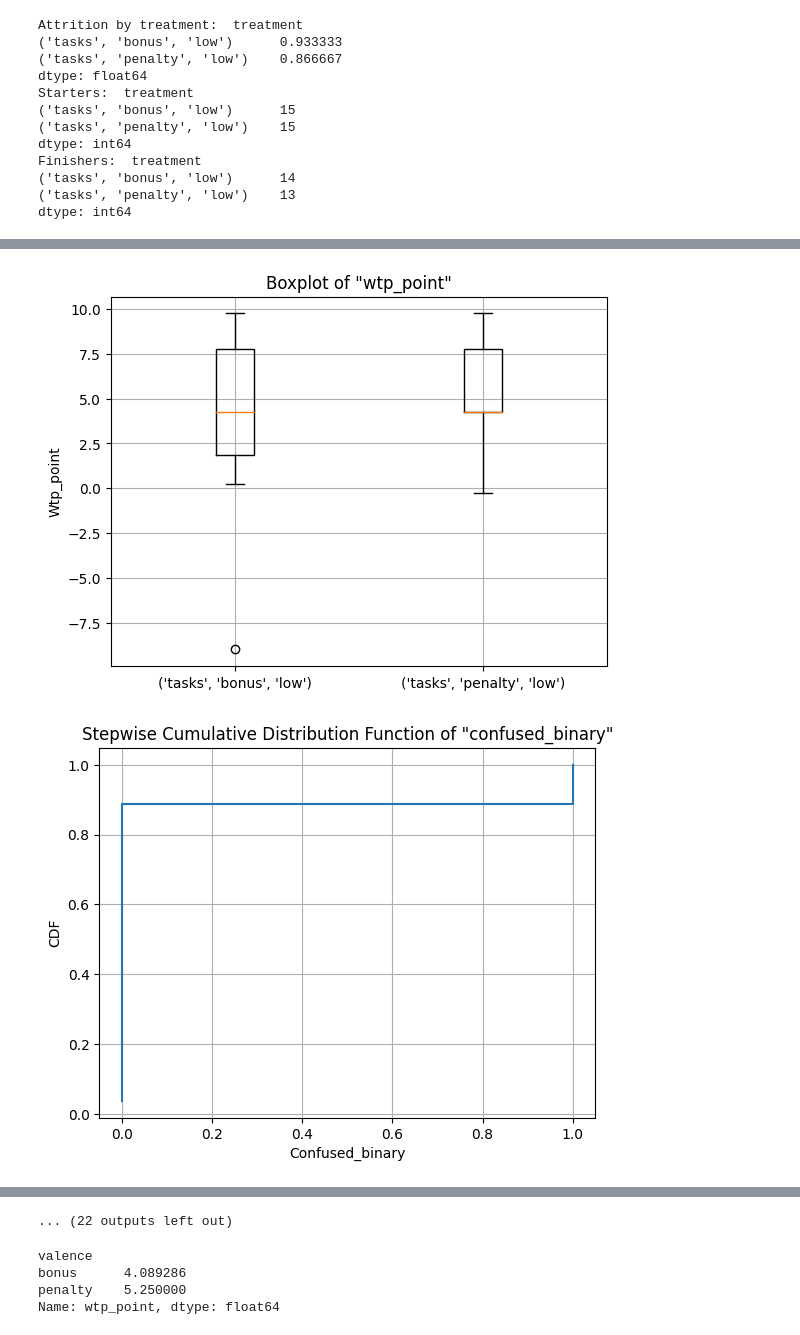
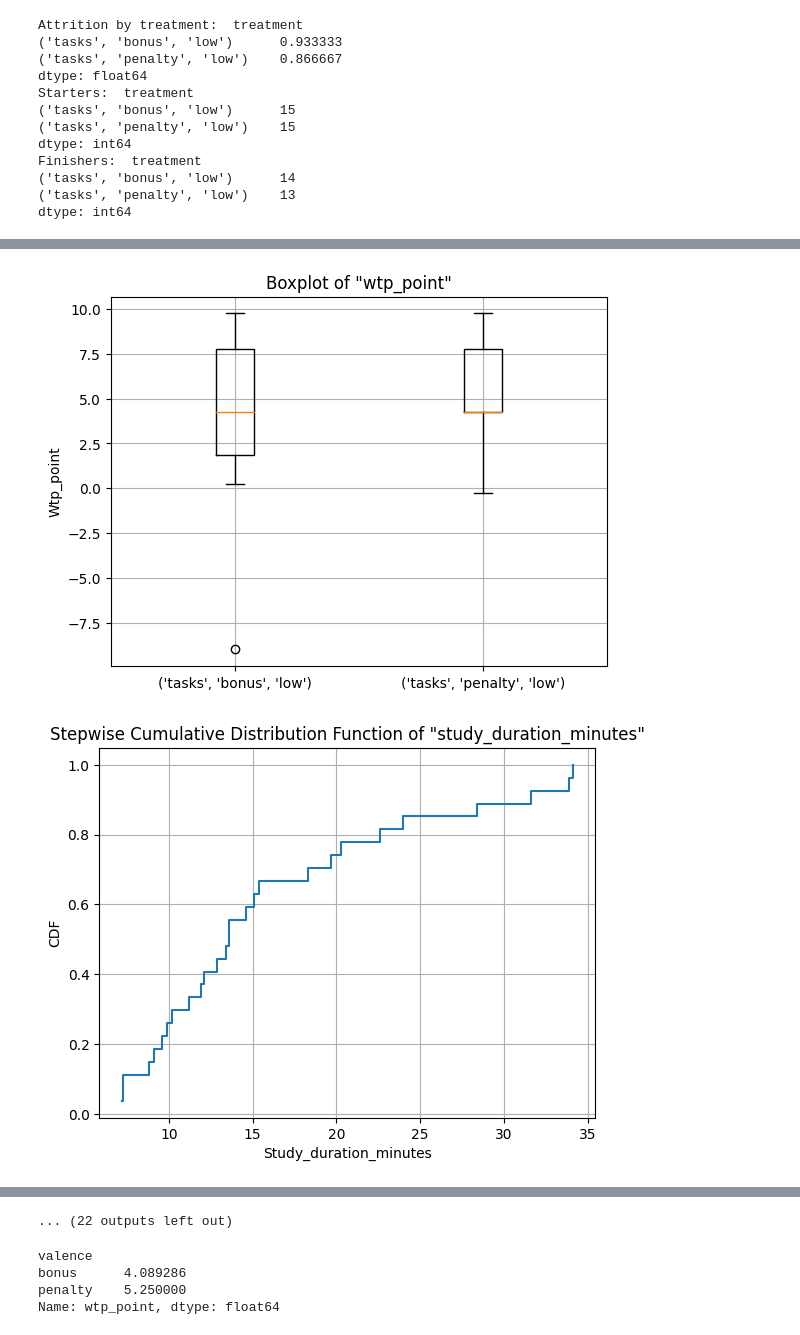
Before and after one commit to LukasBolte/EmotionalInattention, a Jupyter notebook: data_analysis_question2.ipynb, the cells around one changed output, grey strips where cells are left out. Drawn from its saved outputs; the diff is of its cells as text; code cells hidden in the pictures.

```diff
--- a/data_analysis_question2.ipynb
+++ b/data_analysis_question2.ipynb
@@ -339,7 +339,7 @@ plot_and_save_boxplot(data, 'wtp_point', subfolder_name)
 
 
 # Call the function to plot and save the CDF for 'study_duration'
-plot_and_save_cdf(data, 'confused_binary', subfolder_name, by_treatment=False)
+plot_and_save_cdf(data, 'study_duration_minutes', subfolder_name, by_treatment=False)
 
 
 # Call the function to plot and save the boxplot for 'study_duration'
@@ -347,34 +347,34 @@ plot_and_save_boxplot(data, 'study_duration_minutes', subfolder_name, by_treatme
 
 
 # Call the function to plot and save the CDF for 'confused_binary'
 plot_and_save_cdf(data, 'confused_binary', subfolder_name, by_treatment=False)
 
 
 # Call the function to plot and save the boxplot for 'confused_binary'
 plot_and_save_boxplot(data, 'confused_binary', subfolder_name, by_treatment=False)
 
 
 for question in all_questions:
     # Call the function to plot and save the CDF for question
     plot_and_save_cdf(data, question, subfolder_name, by_treatment=False)
 
     # Call the function to plot and save the boxplot for question
     plot_and_save_boxplot(data, question, subfolder_name, by_treatment=False)
 
 
 unincentivized_questions = ['summary_bad','summary_good'] + ['vacation','lottery','date','portfolio'] + ['sports','car', 'illness','will']
 
 for question in unincentivized_questions:
     # Call the function to plot and save the CDF for question
     plot_and_save_cdf(data, question, subfolder_name, by_treatment=False)
 # %% [output]
 [figure]
 [figure]
 [figure]
 [figure]
 [figure]
 [figure]
-[figure, old version]
+[figure, new version]
 [figure]
 [figure]
 [figure]
```
Also changed, not shown: parts of 1 cell of this notebook, 48 other files.
